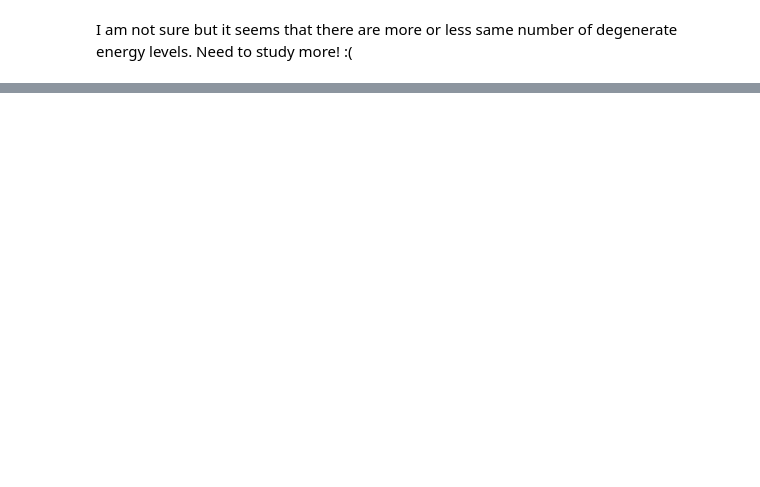
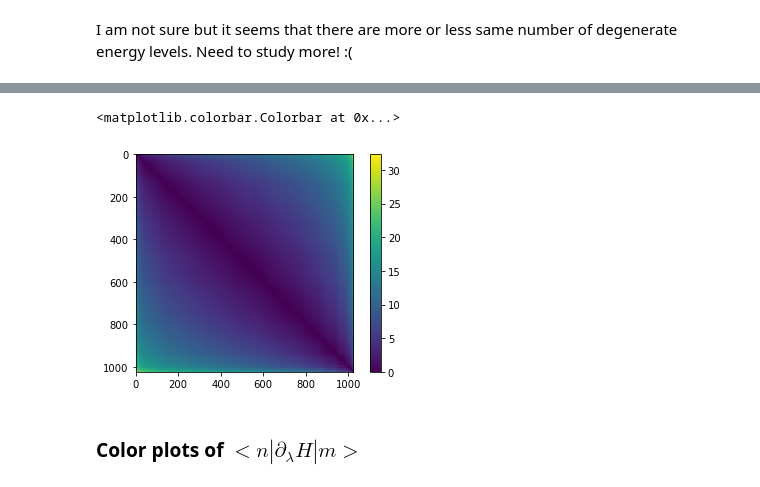
Before and after one commit to alexandreday/counterdiabatic-driving, a Jupyter notebook: zero_denom/jupyter_codes/int_nonint.ipynb, the cells around one changed output, grey strips where cells are left out. Cells and saved outputs as stored; diff of their text form; code cells hidden in the pictures; blank space fills up the shorter version.

```diff
--- a/zero_denom/jupyter_codes/int_nonint.ipynb
+++ b/zero_denom/jupyter_codes/int_nonint.ipynb
@@ -83,0 +109,13 @@ I am not sure but it seems that there are more or less same number of degenerate
+# %%
+L=10
+H=Ham_nonint(L)
+E_nonint,V= H.eigh()
+wij_nonint = np.outer(E_nonint,np.ones(2**L))-np.outer(np.ones(2**L),E_nonint)
+# %%
+plt.imshow(np.abs(wij_nonint))
+plt.colorbar()
+# %% [output]
+<matplotlib.colorbar.Colorbar at 0x...>
+[figure, added]
+# %% [markdown]
+### Color plots of $<n|\partial_{\lambda}H|m>$
```
Also changed, not shown: parts of 19 cells of this notebook, 29 other files.
